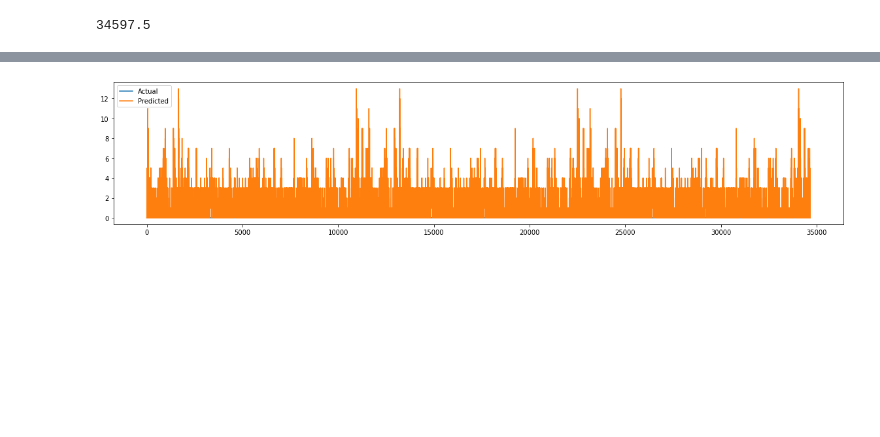
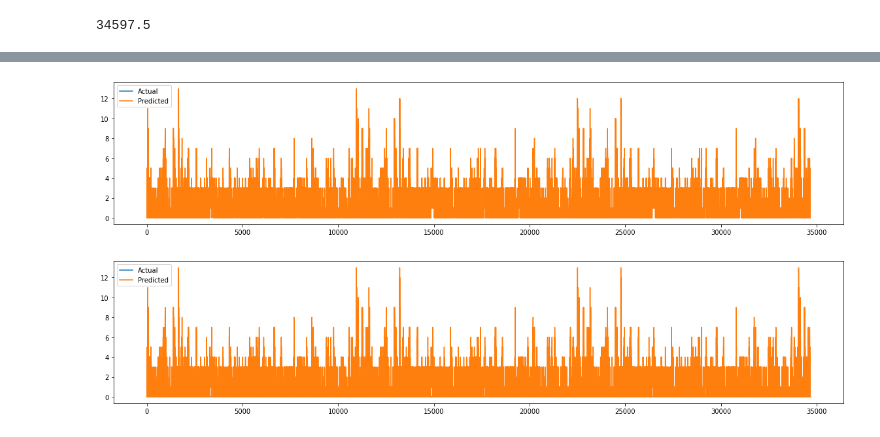
Before and after one commit to minji-o-j/Data-Science-Project, a Jupyter notebook: xgboost_final.ipynb, the cells around one changed output, grey strips where cells are left out. Saved outputs shown, nothing was run; the diff lists cells and outputs as text; code cells hidden in the pictures; blank space fills up the shorter version.

```diff
--- a/xgboost_final.ipynb
+++ b/xgboost_final.ipynb
@@ -404,0 +406,12 @@ rmse:  1.7096735745150142
+# %%
+plt.figure(figsize=(20, 4))
+plt.plot([0], label='Actual')
+plt.plot(industry_data_encoded[industry_data_encoded['Datetime'] >= '2022-04-01']['Industry Size'].reset_index(drop=True), label='Predicted',)
+
+
+
+
+plt.legend()
+plt.show();
+# %% [output]
+[figure, added]
```
Also changed, not shown: parts of 6 cells of this notebook.
